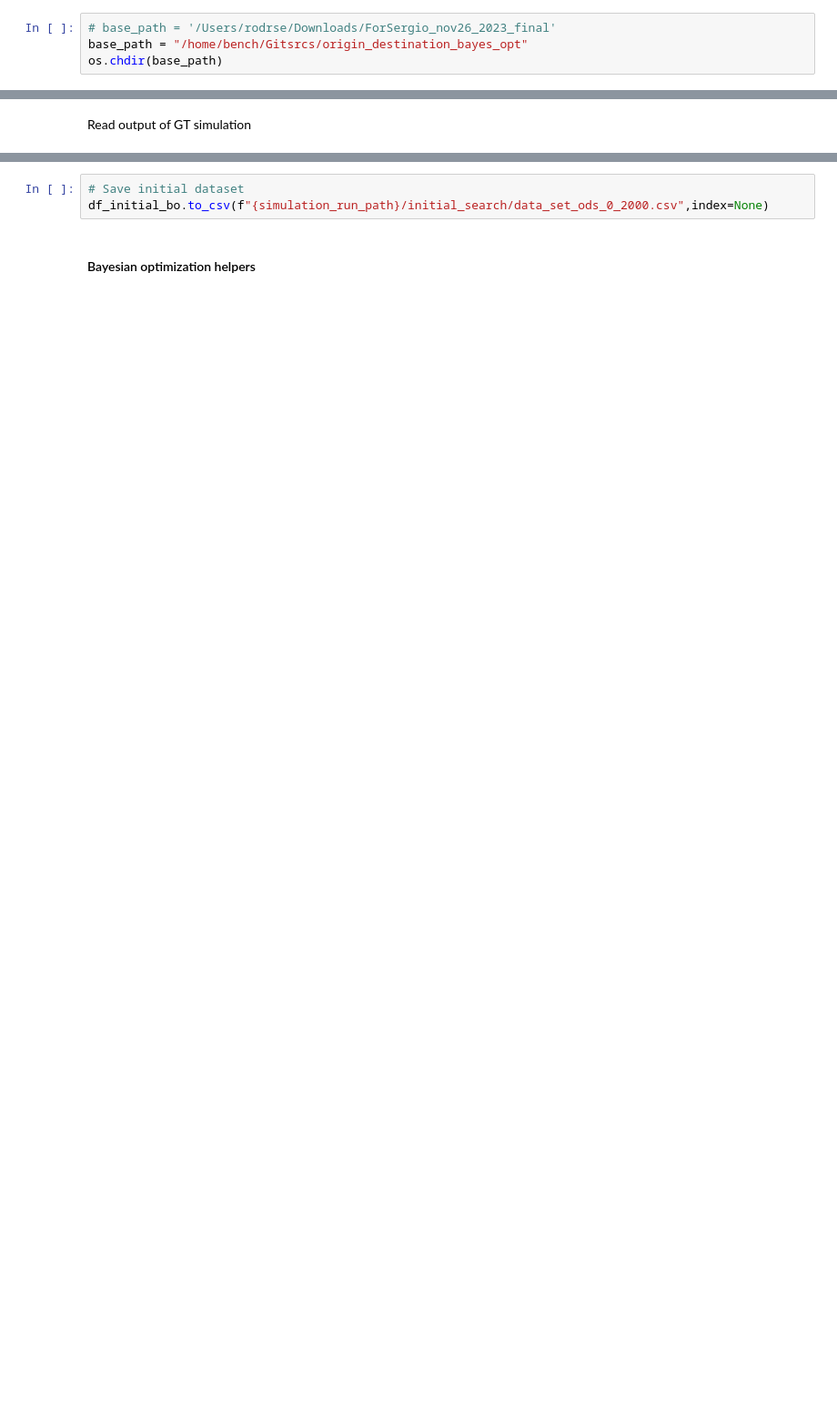
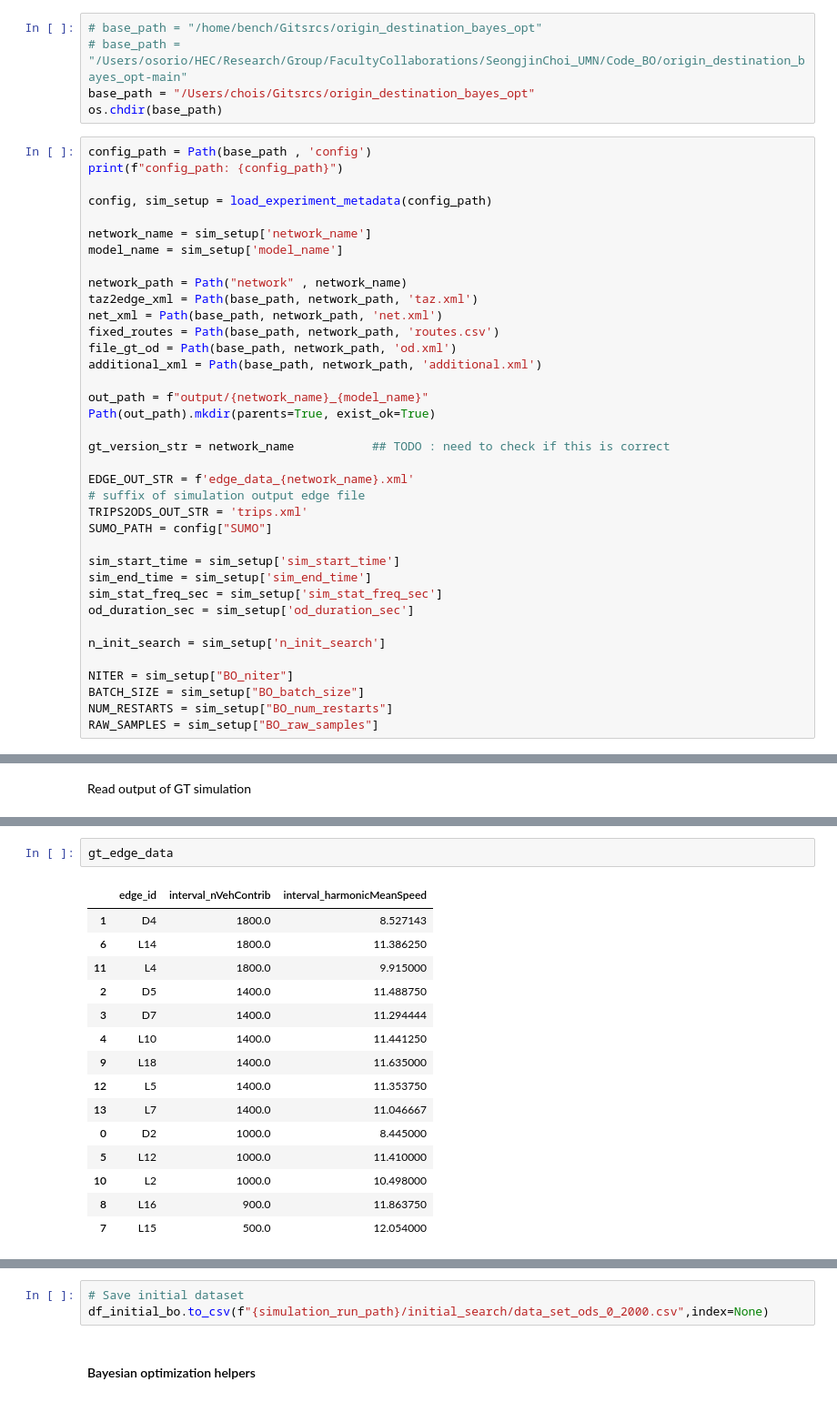
Before and after one commit to benchoi93/origin_destination_bayes_opt, a Jupyter notebook: bayesian_optimization/01_bo_vanilla_quickstart.ipynb, the cells around one changed output, grey strips where cells are left out. Shown: that part at 91% size. Cells and saved outputs as stored; diff of their text form; blank space fills up the shorter version.

Commit message:
update BO vanilla - 1. use config/sim_setup json, 2. rearrange imports, 3. change variable names to be more clear

```diff
--- a/bayesian_optimization/01_bo_vanilla_quickstart.ipynb
+++ b/bayesian_optimization/01_bo_vanilla_quickstart.ipynb
@@ -14,4 +37,42 @@ def od_xml_to_df(file_path):
 # %%
-# base_path = '/Users/rodrse/Downloads/ForSergio_nov26_2023_final'
-base_path = "/home/bench/Gitsrcs/origin_destination_bayes_opt"
+# base_path = "/home/bench/Gitsrcs/origin_destination_bayes_opt"
+# base_path = "/Users/osorio/HEC/Research/Group/FacultyCollaborations/SeongjinChoi_UMN/Code_BO/origin_destination_bayes_opt-main"
+base_path = "/Users/chois/Gitsrcs/origin_destination_bayes_opt"
 os.chdir(base_path)
+# %%
+config_path = Path(base_path , 'config')
+print(f"config_path: {config_path}")
+
+config, sim_setup = load_experiment_metadata(config_path)
+
+network_name = sim_setup['network_name']
+model_name = sim_setup['model_name']
+
+network_path = Path("network" , network_name)
+taz2edge_xml = Path(base_path, network_path, 'taz.xml')
+net_xml = Path(base_path, network_path, 'net.xml')
+fixed_routes = Path(base_path, network_path, 'routes.csv')
+file_gt_od = Path(base_path, network_path, 'od.xml')
+additional_xml = Path(base_path, network_path, 'additional.xml')
+
+out_path = f"output/{network_name}_{model_name}"
+Path(out_path).mkdir(parents=True, exist_ok=True)
+
+gt_version_str = network_name           ## TODO : need to check if this is correct
+
+EDGE_OUT_STR = f'edge_data_{network_name}.xml'
+# suffix of simulation output edge file
+TRIPS2ODS_OUT_STR = 'trips.xml'
+SUMO_PATH = config["SUMO"]
+
+sim_start_time = sim_setup['sim_start_time']
+sim_end_time = sim_setup['sim_end_time']
+sim_stat_freq_sec = sim_setup['sim_stat_freq_sec']
+od_duration_sec = sim_setup['od_duration_sec']
+
+n_init_search = sim_setup['n_init_search']
+
+NITER = sim_setup["BO_niter"]
+BATCH_SIZE = sim_setup["BO_batch_size"]
+NUM_RESTARTS = sim_setup["BO_num_restarts"]
+RAW_SAMPLES = sim_setup["BO_raw_samples"]
@@ -220,2 +285,20 @@ FileNotFoundError: [Errno 2] No such file or directory: '/home/bench/Gitsrcs/ori
+# %%
+gt_edge_data
+# %% [output]
+|  | edge_id | interval_nVehContrib | interval_harmonicMeanSpeed |
+| 1 | D4 | 1800.0 | 8.527143 |
+| 6 | L14 | 1800.0 | 11.386250 |
+| 11 | L4 | 1800.0 | 9.915000 |
+| 2 | D5 | 1400.0 | 11.488750 |
+| 3 | D7 | 1400.0 | 11.294444 |
+| 4 | L10 | 1400.0 | 11.441250 |
+| 9 | L18 | 1400.0 | 11.635000 |
+| 12 | L5 | 1400.0 | 11.353750 |
+| 13 | L7 | 1400.0 | 11.046667 |
+| 0 | D2 | 1000.0 | 8.445000 |
+| 5 | L12 | 1000.0 | 11.410000 |
+| 10 | L2 | 1000.0 | 10.498000 |
+| 8 | L16 | 900.0 | 11.863750 |
+| 7 | L15 | 500.0 | 12.054000 |
 # %%
 # Sample according to Sobol
```
Also changed, not shown: parts of 23 cells of this notebook, 4 other files.
